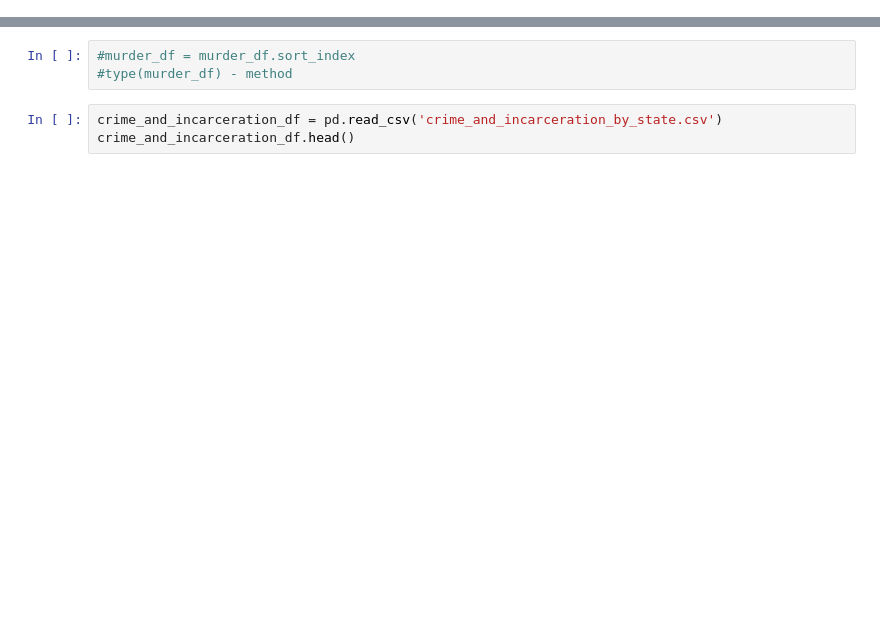
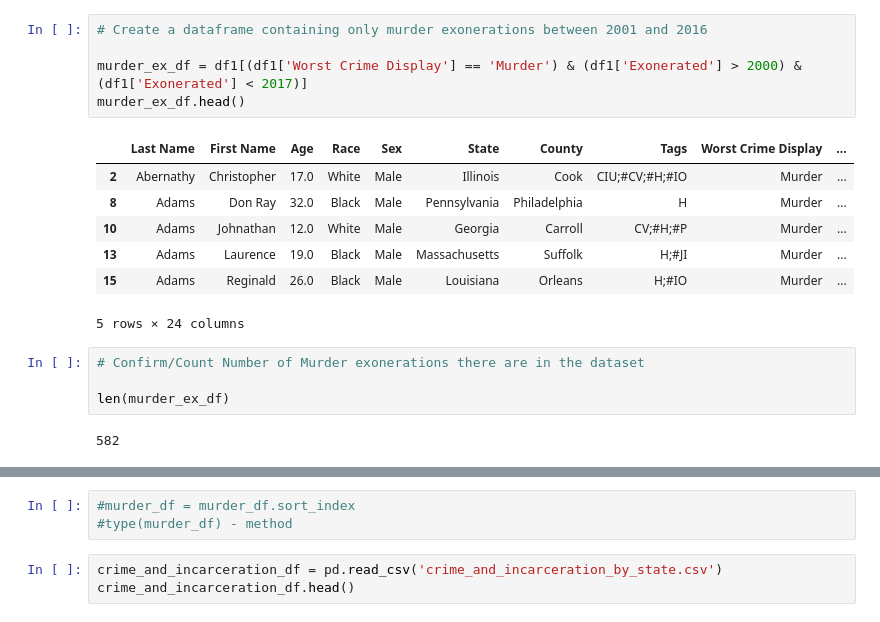
Before and after one commit to lorarjohns/US_Incarceration_Prelim, a Jupyter notebook: Hypothesis 3.ipynb, the cells around one changed output, grey strips where cells are left out. Drawn from its saved outputs; the diff is of its cells as text; blank space fills up the shorter version.

```diff
--- a/Hypothesis 3.ipynb
+++ b/Hypothesis 3.ipynb
@@ -240,0 +81,19 @@ murder_df
+# %%
+# Create a dataframe containing only murder exonerations between 2001 and 2016
+
+murder_ex_df = df1[(df1['Worst Crime Display'] == 'Murder') & (df1['Exonerated'] > 2000) & (df1['Exonerated'] < 2017)]
+murder_ex_df.head()
+# %% [output]
+|  | Last Name | First Name | Age | Race | Sex | State | County | Tags | Worst Crime Display | ... |
+| 2 | Abernathy | Christopher | 17.0 | White | Male | Illinois | Cook | CIU;#CV;#H;#IO | Murder | ... |
+| 8 | Adams | Don Ray | 32.0 | Black | Male | Pennsylvania | Philadelphia | H | Murder | ... |
+| 10 | Adams | Johnathan | 12.0 | White | Male | Georgia | Carroll | CV;#H;#P | Murder | ... |
+| 13 | Adams | Laurence | 19.0 | Black | Male | Massachusetts | Suffolk | H;#JI | Murder | ... |
+| 15 | Adams | Reginald | 26.0 | Black | Male | Louisiana | Orleans | H;#IO | Murder | ... |
+5 rows × 24 columns
+# %%
+# Confirm/Count Number of Murder exonerations there are in the dataset
+
+len(murder_ex_df)
+# %% [output]
+582
```
Also changed, not shown: parts of 57 cells of this notebook, 1 other file.
